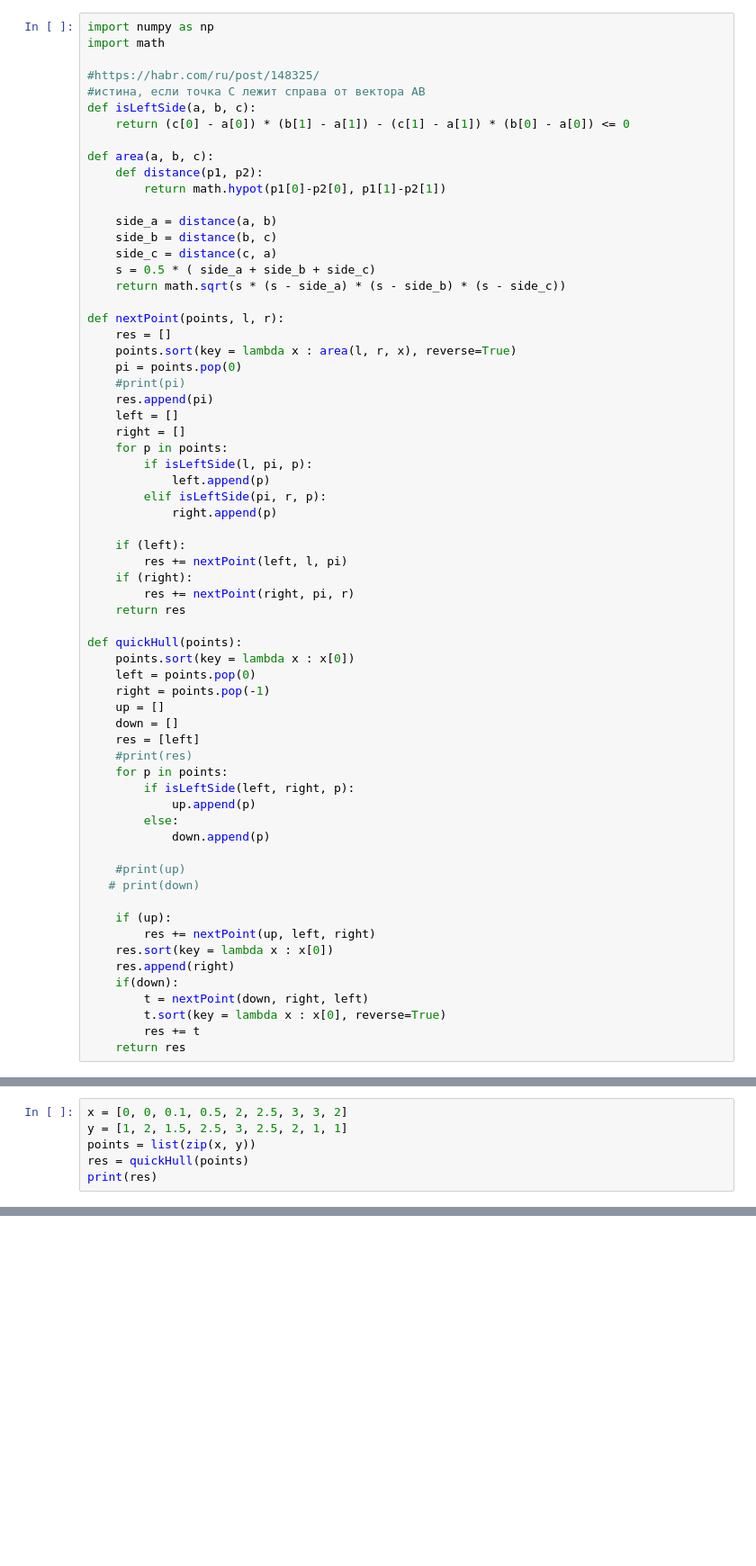
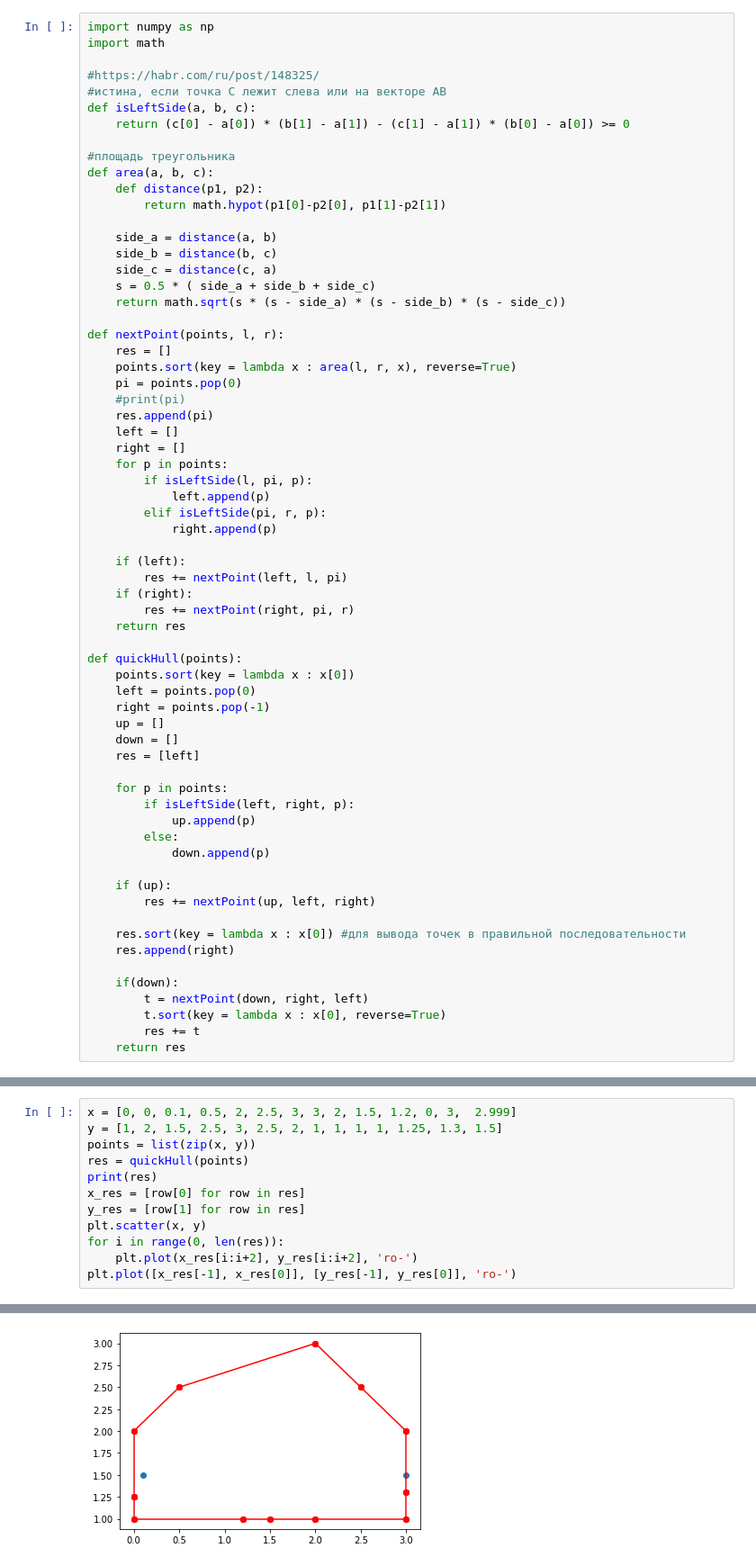
Before and after one commit to skyich/QuickHull, a Jupyter notebook: QuickHull.ipynb, the cells around one changed output, grey strips where cells are left out. Shown at 90% size. Drawn from its saved outputs; the diff is of its cells as text; blank space fills up the shorter version.

```diff
--- a/QuickHull.ipynb
+++ b/QuickHull.ipynb
@@ -3,10 +3,11 @@ import numpy as np
 import math
 
 #https://habr.com/ru/post/148325/
-#истина, если точка C лежит справа от вектора AB
+#истина, если точка C лежит слева или на векторе AB
 def isLeftSide(a, b, c):
-    return (c[0] - a[0]) * (b[1] - a[1]) - (c[1] - a[1]) * (b[0] - a[0]) <= 0
+    return (c[0] - a[0]) * (b[1] - a[1]) - (c[1] - a[1]) * (b[0] - a[0]) >= 0
 
+#площадь треугольника
 def area(a, b, c):
     def distance(p1, p2):
         return math.hypot(p1[0]-p2[0], p1[1]-p2[1])
@@ -44,20 +45,19 @@ def quickHull(points):
     up = []
     down = []
     res = [left]
-    #print(res)
+
     for p in points:
         if isLeftSide(left, right, p):
             up.append(p)
         else:
             down.append(p)
 
-    #print(up)
-   # print(down)
-
     if (up):
         res += nextPoint(up, left, right)
-    res.sort(key = lambda x : x[0])
+
+    res.sort(key = lambda x : x[0]) #для вывода точек в правильной последовательности
     res.append(right)
+
     if(down):
         t = nextPoint(down, right, left)
         t.sort(key = lambda x : x[0], reverse=True)
@@ -92,7 +92,13 @@ plt.plot([x_res[-1], x_res[0]], [y_res[-1], y_res[0]], 'ro-')
 # %%
-x = [0, 0, 0.1, 0.5, 2, 2.5, 3, 3, 2]
-y = [1, 2, 1.5, 2.5, 3, 2.5, 2, 1, 1]
+x = [0, 0, 0.1, 0.5, 2, 2.5, 3, 3, 2, 1.5, 1.2, 0, 3,  2.999]
+y = [1, 2, 1.5, 2.5, 3, 2.5, 2, 1, 1, 1, 1, 1.25, 1.3, 1.5]
 points = list(zip(x, y))
 res = quickHull(points)
 print(res)
+x_res = [row[0] for row in res]
+y_res = [row[1] for row in res]
+plt.scatter(x, y)
+for i in range(0, len(res)):
+    plt.plot(x_res[i:i+2], y_res[i:i+2], 'ro-')
+plt.plot([x_res[-1], x_res[0]], [y_res[-1], y_res[0]], 'ro-')
 # %% [output]
@@ -99,0 +107 @@ print(res)
+[figure, added]
```
Also changed, not shown: parts of 3 cells of this notebook.
